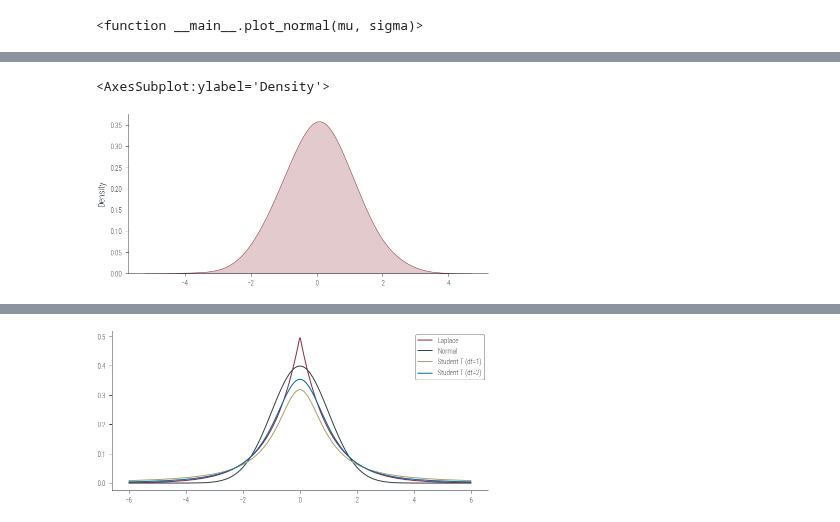
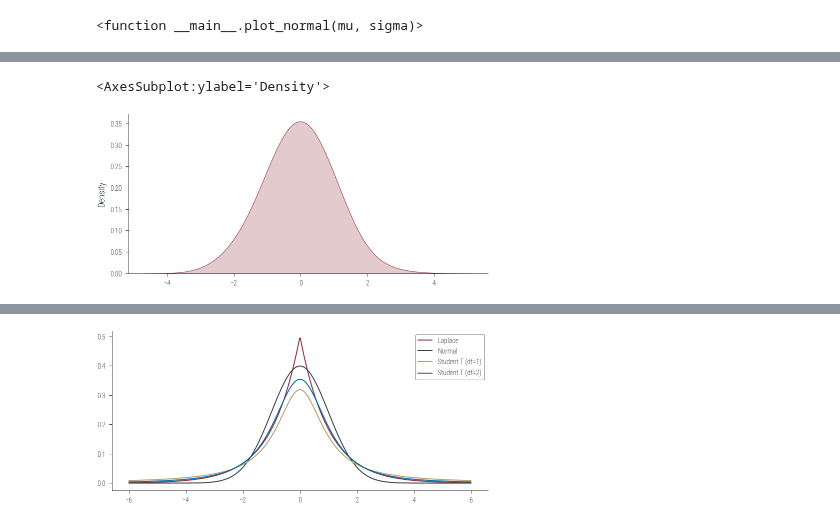
Before and after one commit to nipunbatra/pml-teaching, a Jupyter notebook: notebooks/distributions.ipynb, the cells around one changed output, grey strips where cells are left out. Cells and saved outputs as stored; diff of their text form; code cells hidden in the pictures.

```diff
--- a/notebooks/distributions.ipynb
+++ b/notebooks/distributions.ipynb
@@ -246,9 +252,9 @@ _ = plt.hist(samples.numpy(), bins=30, density=True, edgecolor='k')
 # %%
 import seaborn as sns
-sns.kdeplot(samples.numpy(), bw_adjust=2.0, shade=True)
+sns.kdeplot(samples.numpy(), bw_adjust=2.1, shade=True)
 # %% [output]
 <AxesSubplot:ylabel='Density'>
-[figure, old version]
+[figure, new version]
 # %%
 ### IID sampling
 
```
Also changed, not shown: parts of 7 cells of this notebook, 5 other files.
